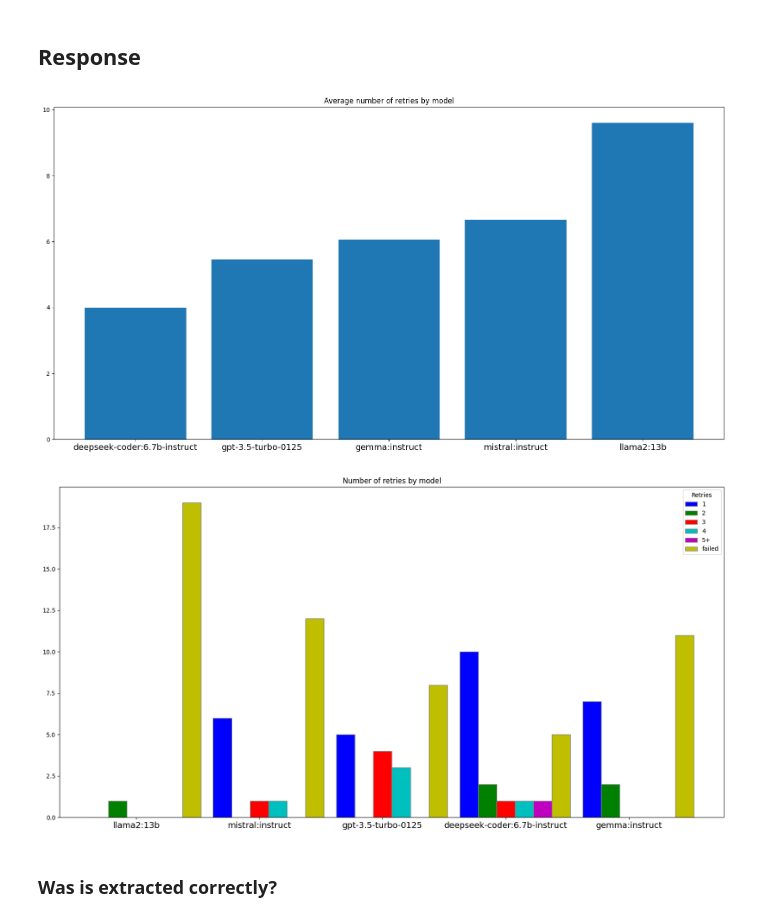
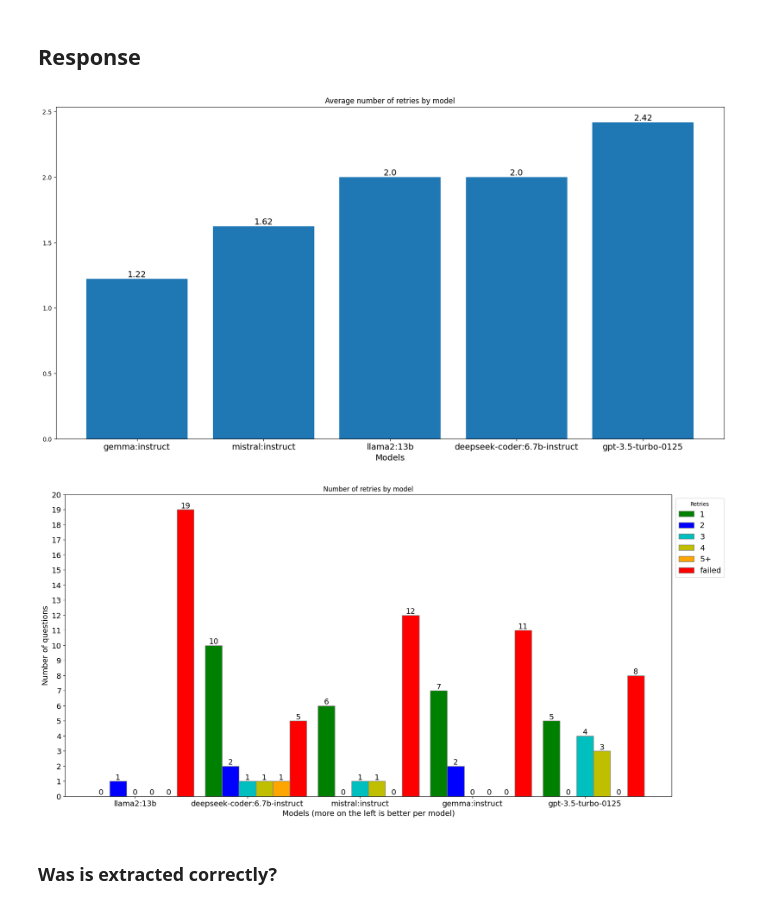
Before and after one commit to davidfrisch/vv_cw_2, a Jupyter notebook: pipeline/jupyter-notebook/results.ipynb, the cells around one changed output. Drawn from its saved outputs; the diff is of its cells as text; code cells hidden in the pictures.

Commit message:
[results] Add images of plots

```diff
--- a/pipeline/jupyter-notebook/results.ipynb
+++ b/pipeline/jupyter-notebook/results.ipynb
@@ -83,8 +88,9 @@ for model in models:
             if question in questions_reported:
                 results = questions_reported[question]
                 if results['model'] == model:
-                    total_retries_y.append(results['total_retries'])
-                    break
+                    if  results['passed'] == 1:
+                        total_retries_y.append(results['total_retries'])
+                        break
 
     # average retries per model
     average_retries = sum(total_retries_y) / len(total_retries_y)
@@ -98,9 +104,12 @@ fig.set_size_inches(20, 10)
 plt.bar(average_retries_y.keys(), average_retries_y.values())
 plt.xticks(fontsize=14)
 plt.title('Average number of retries by model')
+for i, v in enumerate(average_retries_y.values()):
+    plt.text(i, v + 0.015, str(round(v, 2)), color='black', ha='center', fontsize=14)
+plt.xlabel('Models', fontsize=14)
 plt.show()
 # %% [output]
-[figure, old version]
+[figure, new version]
 # %%
 import matplotlib.pyplot as plt
 sorted_questions = sorted(questions)
@@ -118,40 +127,58 @@ for model in models:
                     if results['passed'] != 1:
                         average_retries_y[model]['failed'] += 1
                     elif retries == 1:
                         average_retries_y[model]['1'] += 1
                     elif retries == 2:
                         average_retries_y[model]['2'] += 1
                     elif retries == 3:
                         average_retries_y[model]['3'] += 1
                     elif retries == 4:
                         average_retries_y[model]['4'] += 1
                     elif retries >= 5 and retries <= 10:
                         average_retries_y[model]['5+'] += 1
                     break
 
 fig = plt.gcf()
 fig.set_size_inches(20, 10)
 r1 = [average_retries_y[model]['1'] for model in models]
 r2 = [average_retries_y[model]['2'] for model in models]
 r3 = [average_retries_y[model]['3'] for model in models]
 r4 = [average_retries_y[model]['4'] for model in models]
 r5 = [average_retries_y[model]['5+'] for model in models]
 rfailed = [average_retries_y[model]['failed'] for model in models]
 barWidth = 0.15
 r = range(len(models))
-plt.bar(r, r1, color='b', width=barWidth, edgecolor='grey', label='1')
-plt.bar([i + barWidth for i in r], r2, color='g', width=barWidth, edgecolor='grey', label='2')
-plt.bar([i + barWidth*2 for i in r], r3, color='r', width=barWidth, edgecolor='grey', label='3')
-plt.bar([i + barWidth*3 for i in r], r4, color='c', width=barWidth, edgecolor='grey', label='4')
-plt.bar([i + barWidth*4 for i in r], r5, color='m', width=barWidth, edgecolor='grey', label='5+')
-plt.bar([i + barWidth*5 for i in r], rfailed, color='y', width=barWidth, edgecolor='grey', label='failed')
+
+
+
+plt.bar(r, r1, color='g', width=barWidth, edgecolor='grey', label='1')
+plt.bar([i + barWidth for i in r], r2, color='b', width=barWidth, edgecolor='grey', label='2')
+plt.bar([i + barWidth*2 for i in r], r3, color='c', width=barWidth, edgecolor='grey', label='3')
+plt.bar([i + barWidth*3 for i in r], r4, color='y', width=barWidth, edgecolor='grey', label='4')
+plt.bar([i + barWidth*4 for i in r], r5, color='orange', width=barWidth, edgecolor='grey', label='5+')
+plt.bar([i + barWidth*5 for i in r], rfailed, color='r', width=barWidth, edgecolor='grey', label='failed')
 plt.xticks([r + barWidth*2 for r in range(len(models))], models, fontsize=14)
 plt.title('Number of retries by model')
 plt.legend(title='Retries')
+
+# put values on top of bars
+for i in range(len(models)):
+    plt.text(i, r1[i] + 0.1, str(r1[i]), color='black', ha='center', fontsize=14)
+    plt.text(i + barWidth, r2[i] + 0.1, str(r2[i]), color='black', ha='center', fontsize=14)
+    plt.text(i + barWidth*2, r3[i] + 0.1, str(r3[i]), color='black', ha='center', fontsize=14)
+    plt.text(i + barWidth*3, r4[i] + 0.1, str(r4[i]), color='black', ha='center', fontsize=14)
+    plt.text(i + barWidth*4, r5[i] + 0.1, str(r5[i]), color='black', ha='center', fontsize=14)
+    plt.text(i + barWidth*5, rfailed[i] + 0.1, str(rfailed[i]), color='black', ha='center', fontsize=14)
+
 # show legent on bar
+plt.legend(title='Retries', loc='upper left', bbox_to_anchor=(1,1), fontsize=14)
+plt.xlabel('Models (more on the left is better per model)', fontsize=14)
+plt.ylabel('Number of questions', fontsize=14)
+y_ticks = range(0, 21, 1)
+plt.yticks(y_ticks, fontsize=14)
 plt.show()
 # %% [output]
-[figure, old version]
+[figure, new version]
 # %% [markdown]
 
 
```
Also changed, not shown: parts of 11 cells of this notebook, 7 other files.
